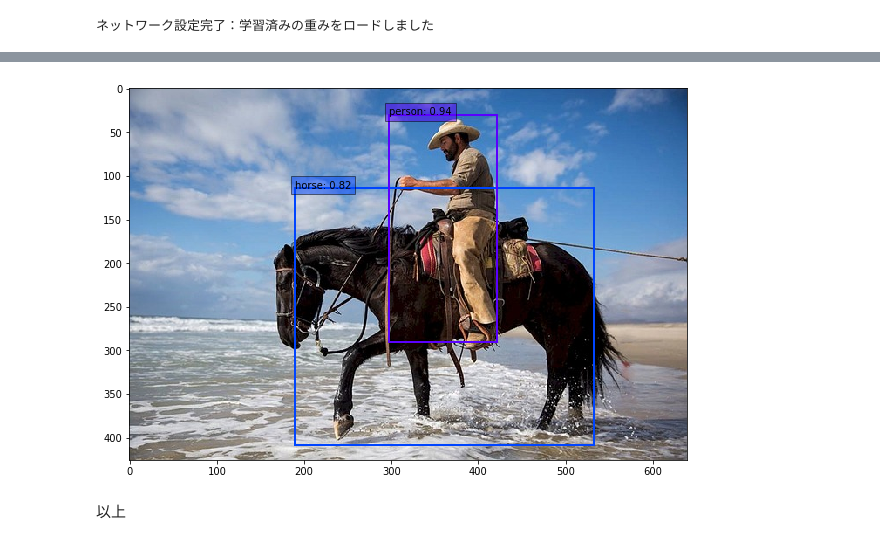
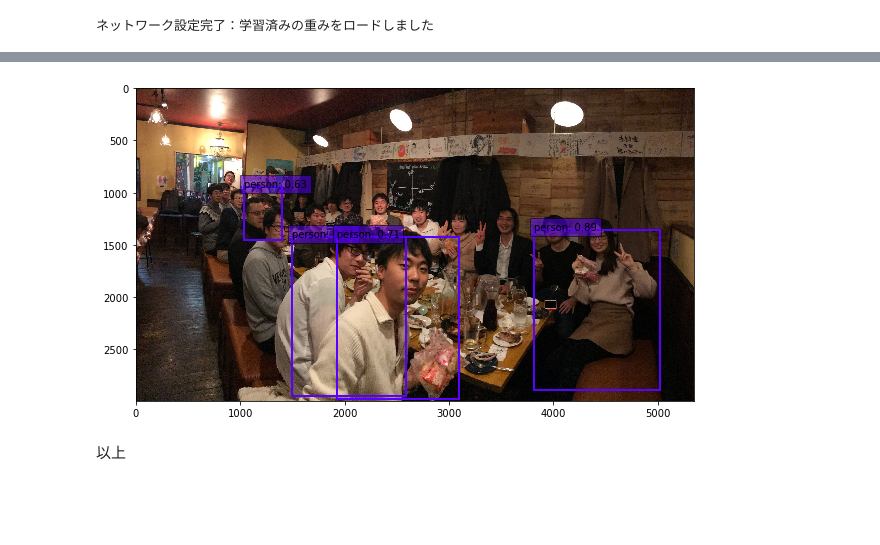
Before and after one commit to nsakki55/tech-notes, a Jupyter notebook: pytorch_advanced/2_objectdetection/2-8_SSD_inference.ipynb, the cells around one changed output, grey strips where cells are left out. Cells and saved outputs as stored; diff of their text form; code cells hidden in the pictures; blank space fills up the shorter version.

```diff
--- a/pytorch_advanced/2_objectdetection/2-8_SSD_inference.ipynb
+++ b/pytorch_advanced/2_objectdetection/2-8_SSD_inference.ipynb
@@ -112,14 +112,14 @@ tensor([[[[0.0000, 0.0000, 0.0000, 0.0000, 0.0000],
 # %%
 # 画像に対する予測
 from utils.ssd_predict_show import SSDPredictShow
 
 # ファイルパス
-image_file_path = "./data/cowboy-757575_640.jpg"
+image_file_path = "./lab.jpg"
 
 # 予測と、予測結果を画像で描画する
 ssd = SSDPredictShow(eval_categories=voc_classes, net=net)
 ssd.show(image_file_path, data_confidence_level=0.6)
 # %% [output]
-[figure, old version]
+[figure, new version]
 # %% [markdown]
 以上
```
Also changed, not shown: parts of 1 cell of this notebook, 2 other files.
